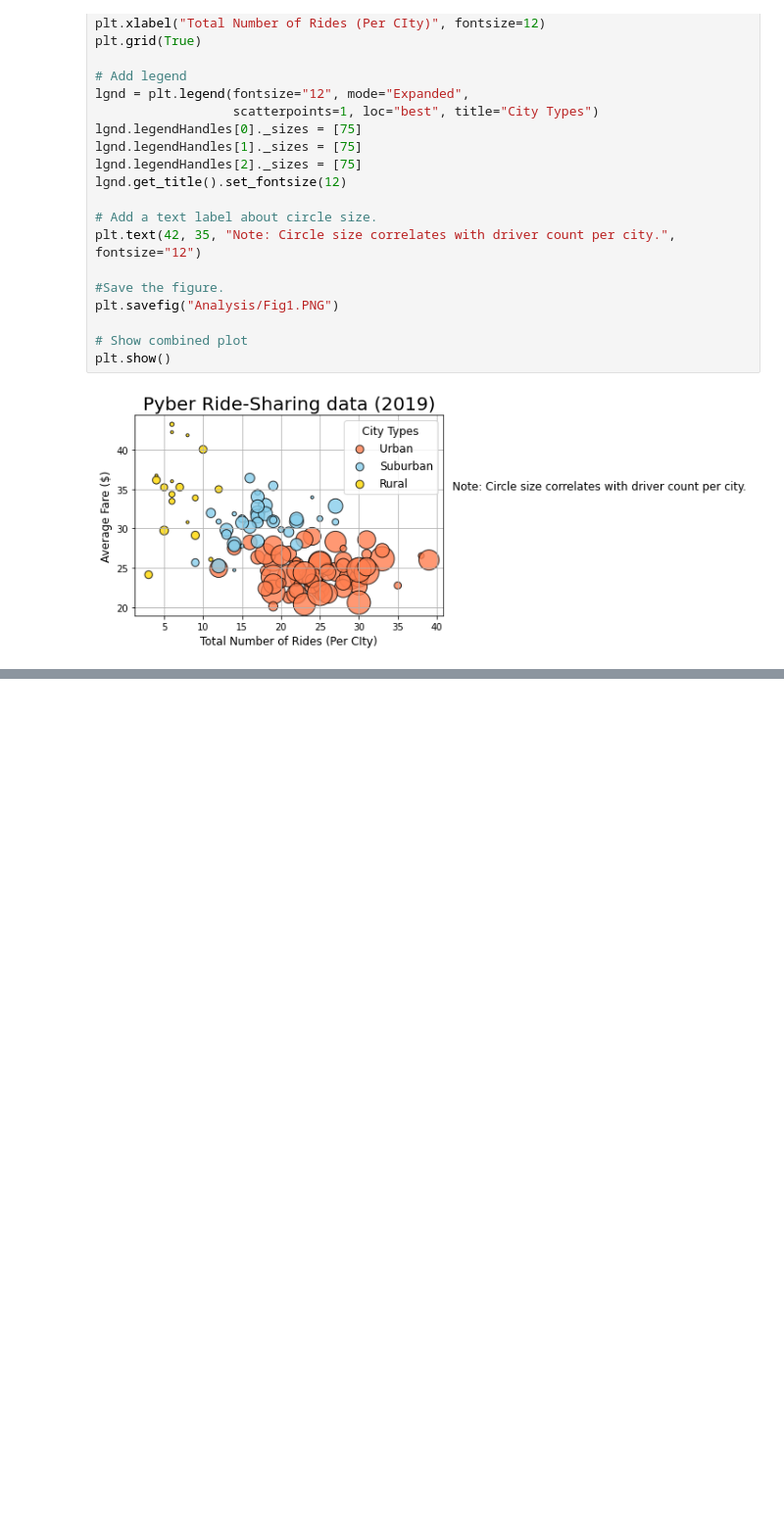
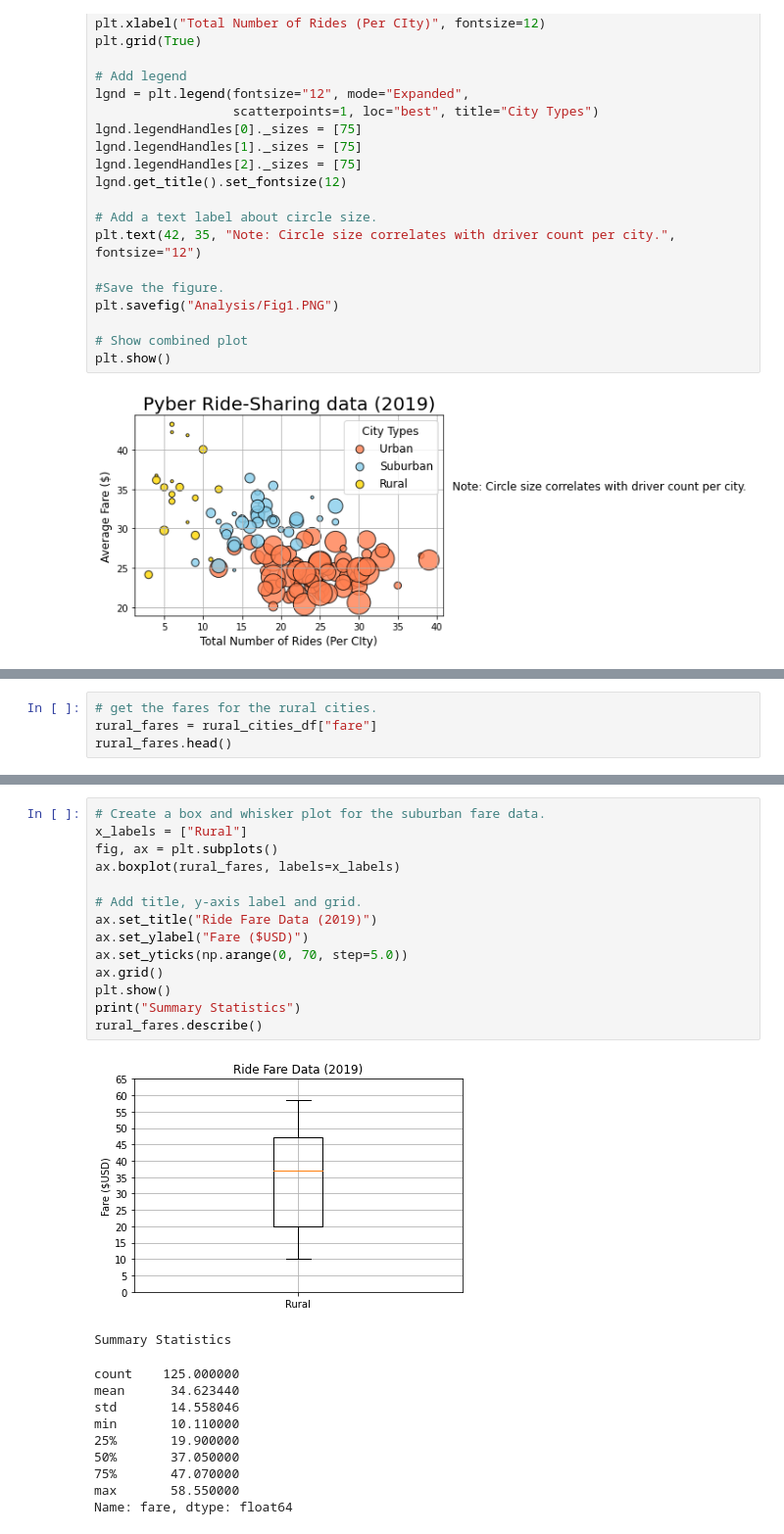
Before and after one commit to tonywang3571/PyBer_Analysis, a Jupyter notebook: PyBer.ipynb, the cells around one changed output, grey strips where cells are left out. Shown at 98% size. Cells and saved outputs as stored; diff of their text form; blank space fills up the shorter version.

```diff
--- a/PyBer.ipynb
+++ b/PyBer.ipynb
@@ -302,0 +498,4 @@ plt.show()
+# %%
+# get the fares for the rural cities.
+rural_fares = rural_cities_df["fare"]
+rural_fares.head()
@@ -302,0 +673,26 @@ plt.show()
+# %%
+# Create a box and whisker plot for the suburban fare data.
+x_labels = ["Rural"]
+fig, ax = plt.subplots()
+ax.boxplot(rural_fares, labels=x_labels)
+
+# Add title, y-axis label and grid.
+ax.set_title("Ride Fare Data (2019)")
+ax.set_ylabel("Fare ($USD)")
+ax.set_yticks(np.arange(0, 70, step=5.0))
+ax.grid()
+plt.show()
+print("Summary Statistics")
+rural_fares.describe()
+# %% [output]
+[figure, added]
+Summary Statistics
+count    125.000000
+mean      34.623440
+std       14.558046
+min       10.110000
+25%       19.900000
+50%       37.050000
+75%       47.070000
+max       58.550000
+Name: fare, dtype: float64
```
Also changed, not shown: parts of 32 cells of this notebook, 3 other files.
